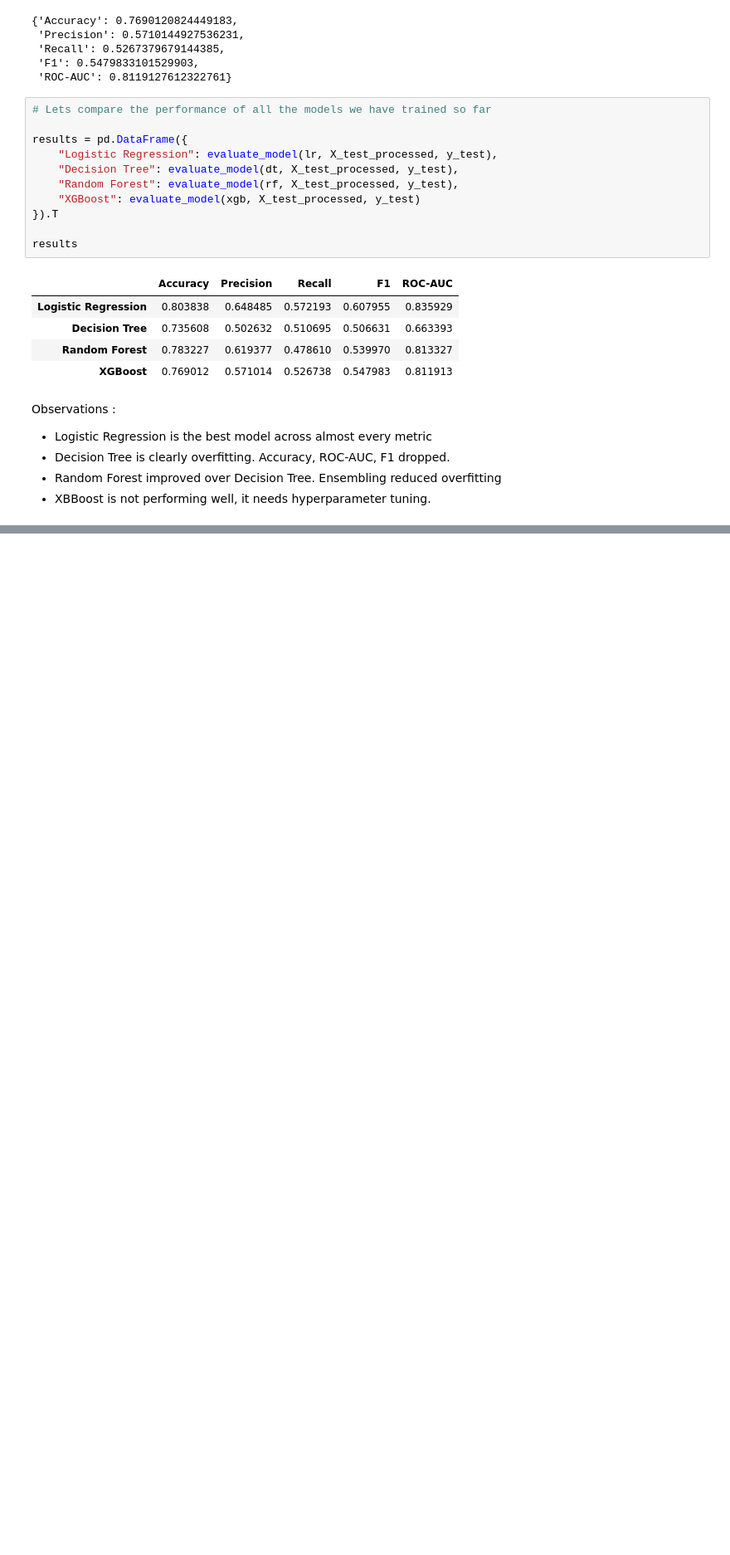
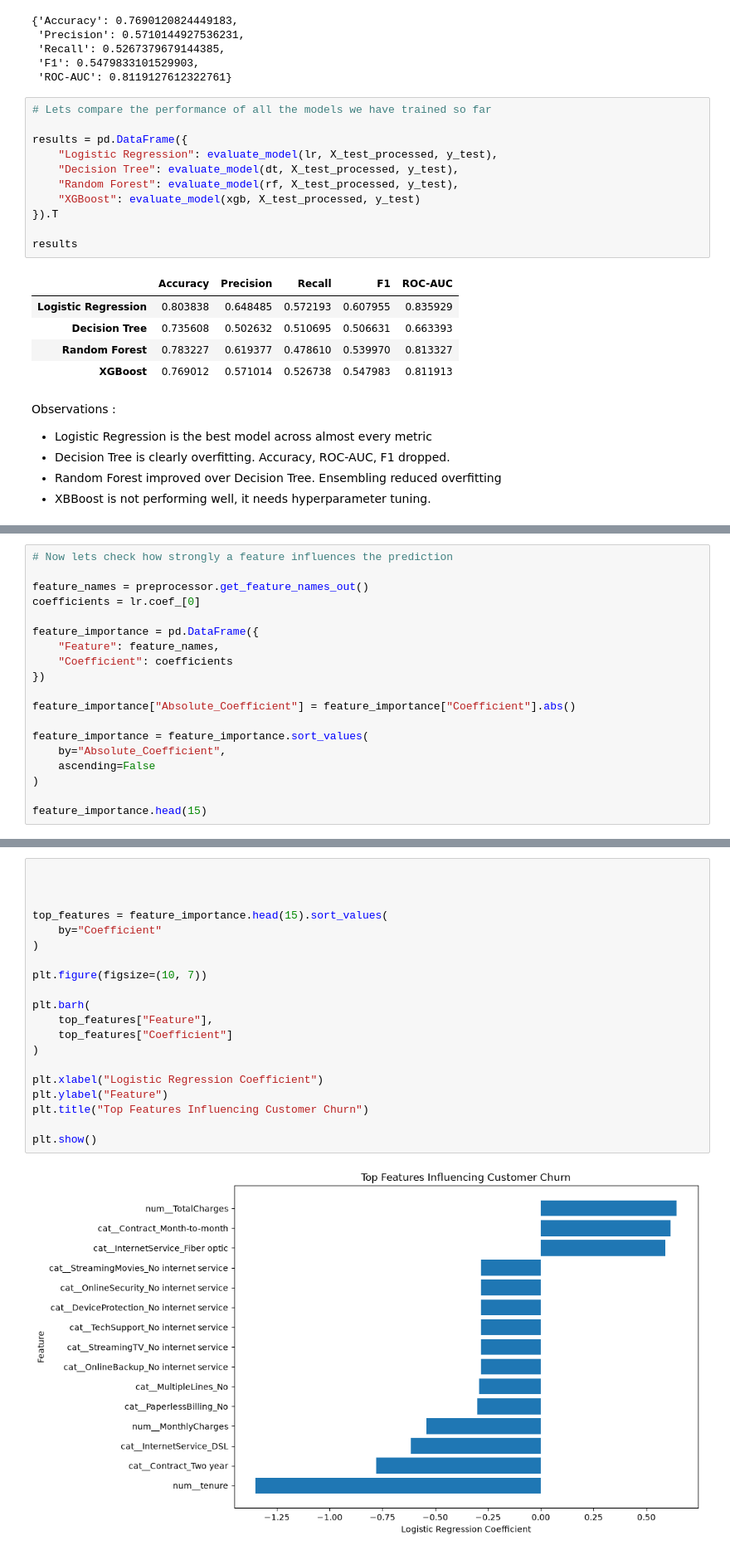
Before and after one commit to salonapaliwal7/customer-churn-platform, a Jupyter notebook: notebooks/03_data_preprocessing_and_model_building.ipynb, the cells around one changed output, grey strips where cells are left out. Shown at 83% size. Drawn from its saved outputs; the diff is of its cells as text; blank space fills up the shorter version.

```diff
--- a/notebooks/03_data_preprocessing_and_model_building.ipynb
+++ b/notebooks/03_data_preprocessing_and_model_building.ipynb
@@ -372,0 +631,19 @@ Observations :
+# %%
+# Now lets check how strongly a feature influences the prediction
+
+feature_names = preprocessor.get_feature_names_out()
+coefficients = lr.coef_[0]
+
+feature_importance = pd.DataFrame({
+    "Feature": feature_names,
+    "Coefficient": coefficients
+})
+
+feature_importance["Absolute_Coefficient"] = feature_importance["Coefficient"].abs()
+
+feature_importance = feature_importance.sort_values(
+    by="Absolute_Coefficient",
+    ascending=False
+)
+
+feature_importance.head(15)
@@ -372,0 +673,22 @@ Observations :
+# %%
+
+
+
+top_features = feature_importance.head(15).sort_values(
+    by="Coefficient"
+)
+
+plt.figure(figsize=(10, 7))
+
+plt.barh(
+    top_features["Feature"],
+    top_features["Coefficient"]
+)
+
+plt.xlabel("Logistic Regression Coefficient")
+plt.ylabel("Feature")
+plt.title("Top Features Influencing Customer Churn")
+
+plt.show()
+# %% [output]
+[figure, added]
```
Also changed, not shown: parts of 21 cells of this notebook.
